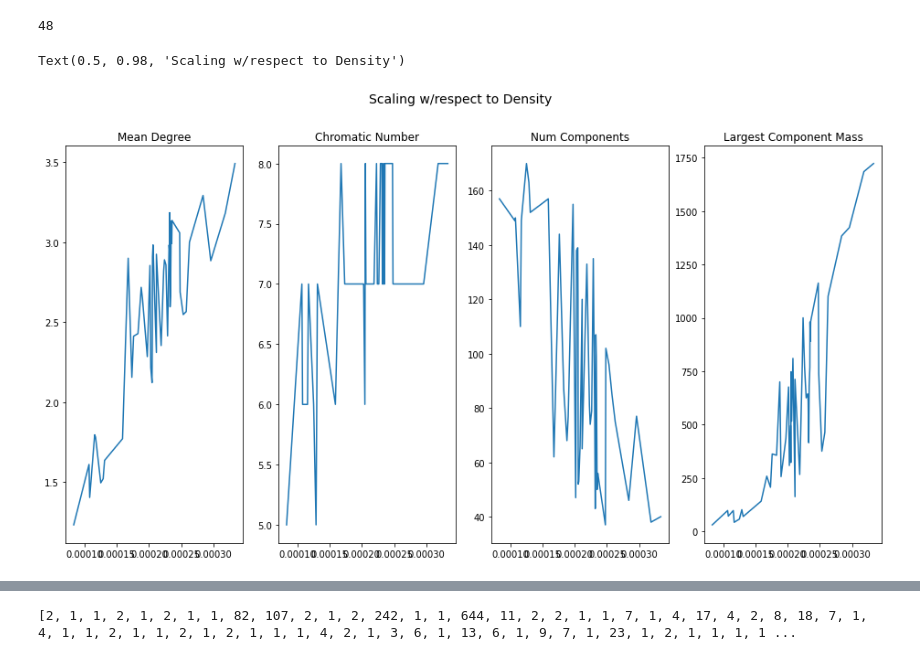
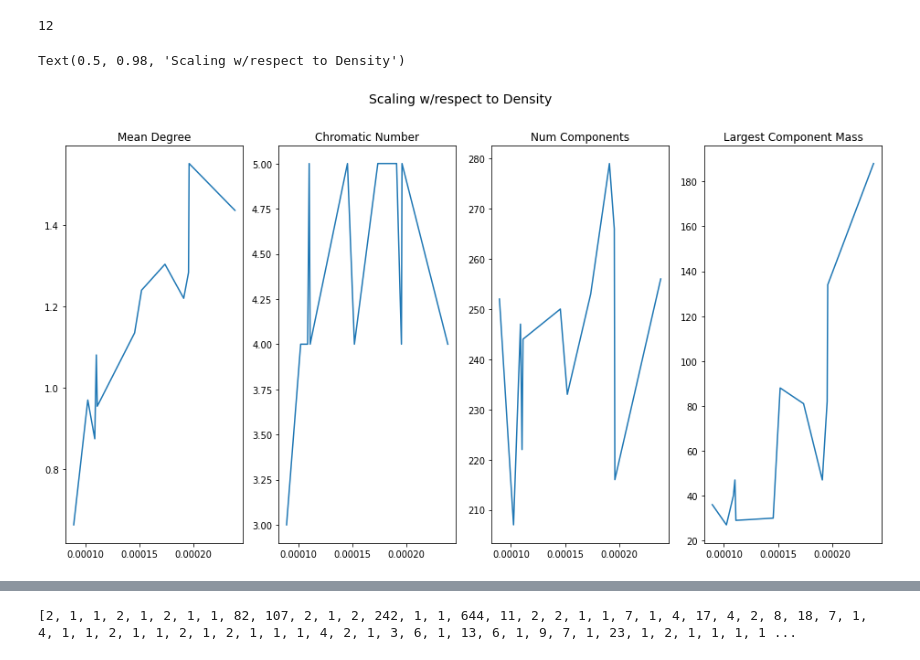
Before and after one commit to trevor-chan/research, a Jupyter notebook: morpho_scripts/NetworkAnalysis.ipynb, the cells around one changed output, grey strips where cells are left out. Drawn from its saved outputs; the diff is of its cells as text; code cells hidden in the pictures.

```diff
--- a/morpho_scripts/NetworkAnalysis.ipynb
+++ b/morpho_scripts/NetworkAnalysis.ipynb
@@ -241,0 +245,38 @@ lineage_7 = lineage(toppath, 'lineage_7')
+# %%
+toppath = "/home/trevor/research/morpho_scripts/hypertop"
+
+lineage_hyper = lineage(toppath, 'hyper')
+
+toppath = "/home/trevor/research/morpho_scripts/hypotop"
+
+lineage_hypo = lineage(toppath, 'hypo')
+
+toppath = "/home/trevor/research/morpho_scripts/isotop"
+
+lineage_iso = lineage(toppath, 'iso')
+
+
+'''hyperh = []
+for path in sorted(glob.glob('hyperh/*')):
+    instances = {}
+    with open(path, 'rb') as filehandle:
+        instances = pickle.load(filehandle)
+    print(path)
+    hyperh.append(network_object(instances,path))
+
+hypoh = []
+for path in sorted(glob.glob('hyperh/*')):
+    instances = {}
+    with open(path, 'rb') as filehandle:
+        instances = pickle.load(filehandle)
+    print(path)
+    hypoh.append(network_object(instances,path))
+
+isoh = []
+for path in sorted(glob.glob('hyperh/*')):
+    instances = {}
+    with open(path, 'rb') as filehandle:
+        instances = pickle.load(filehandle)
+    print(path)
+    isoh.append(network_object(instances,path))
+'''
@@ -365,7 +435,8 @@ def analyze_lineage_list(lineagelist, distance_param = None, outputfile = None):
 # %%
 # *temporary analysis on lineage object:
 
-lineagelist = [lineage_7, lineage_21]
+#lineagelist = [lineage_7, lineage_21]
+lineagelist = [lineage_hypo, lineage_iso, lineage_hyper]
 
 density = []
 degree = []
@@ -377,7 +448,7 @@ i = 0
 
 for day_list in lineage.items:
 
-    for instance in day_list[3]:
+    for instance in day_list[0]:
         #print(instance.tag)
         a = nx.coloring.greedy_color(instance.graph, strategy=nx.coloring.strategy_largest_first)
 
@@ -389,35 +460,35 @@ for day_list in lineage.items:
         i += 1
 
 print(i)
 
 tuplist = []
 for i in range(len(density)):
     tuplist.append((density[i], degree[i], color[i], components[i]))
 
 
 
 def firstindex(elem):
     return elem[0]
 
 tuplist = sorted(tuplist, key = firstindex)
 
 fig, (ax1, ax2, ax3, ax4) = plt.subplots(1, 4, figsize=(16, 8))
 
 ax1.plot([elem[0] for elem in tuplist],[elem[1] for elem in tuplist])
 ax2.plot([elem[0] for elem in tuplist],[elem[2] for elem in tuplist])
 ax3.plot([elem[0] for elem in tuplist],[len(elem[3]) for elem in tuplist])
 ax4.plot([elem[0] for elem in tuplist],[max(elem[3]) for elem in tuplist])
 
 ax1.set_title('Mean Degree')
 ax2.set_title('Chromatic Number')
 ax3.set_title('Num Components')
 ax4.set_title('Largest Component Mass')
 
 fig.suptitle('Scaling w/respect to Density', fontsize=14)
 # %% [output]
-48
+12
 Text(0.5, 0.98, 'Scaling w/respect to Density')
-[figure, old version]
+[figure, new version]
 # %%
 #Curve Fitting And Comparison
 
```
Also changed, not shown: parts of 10 cells of this notebook.
